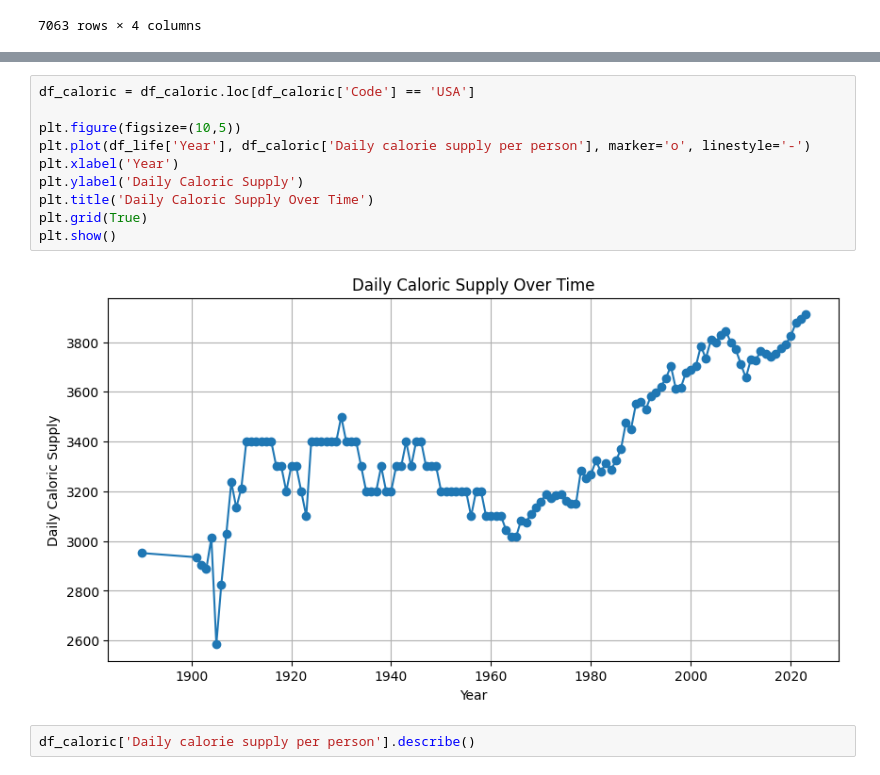
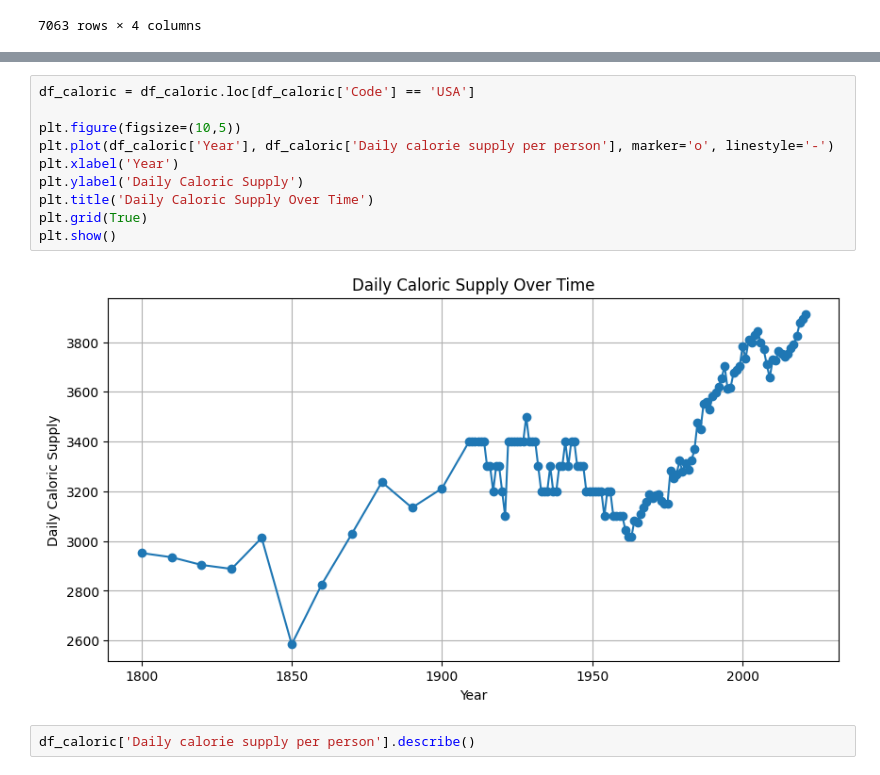
Before and after one commit to arooshasolomon/ForcastingLifeExpectancy, a Jupyter notebook: scripts/EDA.ipynb, the cells around one changed output, grey strips where cells are left out. Saved outputs shown, nothing was run; the diff lists cells and outputs as text.

```diff
--- a/scripts/EDA.ipynb
+++ b/scripts/EDA.ipynb
@@ -142,15 +142,15 @@ Name: Period life expectancy at birth - Sex: total - Age: 0, dtype: float64
 # %%
 df_caloric = df_caloric.loc[df_caloric['Code'] == 'USA']
 
 plt.figure(figsize=(10,5))
-plt.plot(df_life['Year'], df_caloric['Daily calorie supply per person'], marker='o', linestyle='-')
+plt.plot(df_caloric['Year'], df_caloric['Daily calorie supply per person'], marker='o', linestyle='-')
 plt.xlabel('Year')
 plt.ylabel('Daily Caloric Supply')
 plt.title('Daily Caloric Supply Over Time')
 plt.grid(True)
 plt.show()
 # %% [output]
-[figure, old version]
+[figure, new version]
 # %%
 df_caloric['Daily calorie supply per person'].describe()
 # %% [output]
```
Also changed, not shown: parts of 5 cells of this notebook, 3 other files.
